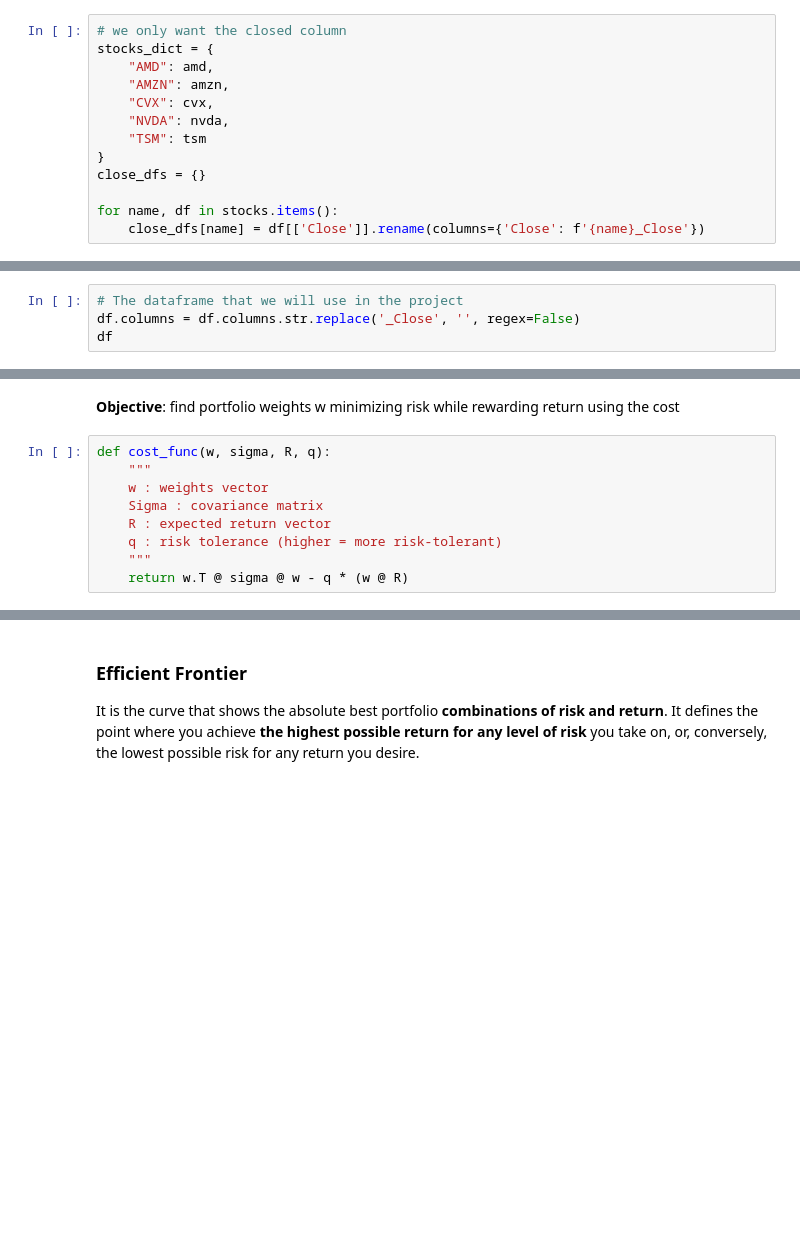
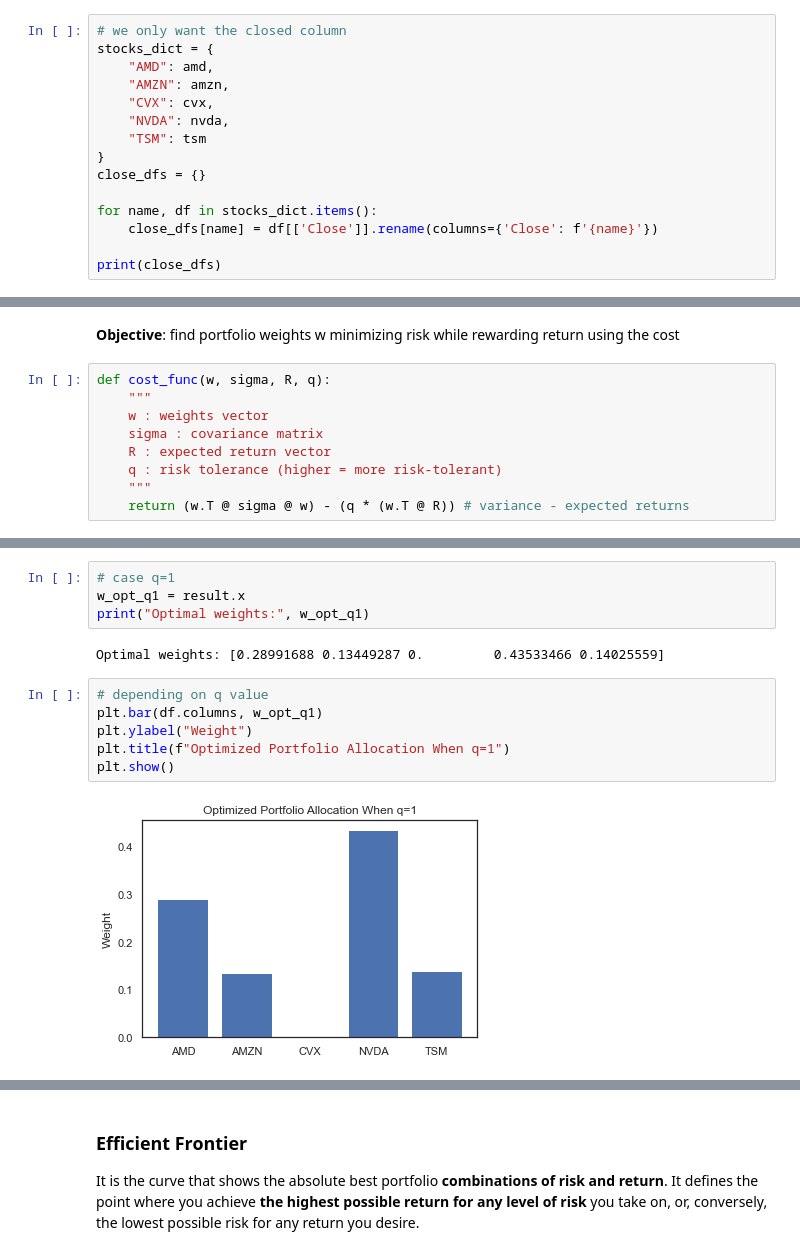
Before and after one commit to therealturb0duckz/Portfolio-Optimization, a Jupyter notebook: notebooks/main.ipynb, the cells around one changed output, grey strips where cells are left out. Drawn from its saved outputs; the diff is of its cells as text; blank space fills up the shorter version.

```diff
--- a/notebooks/main.ipynb
+++ b/notebooks/main.ipynb
@@ -164,6 +159,8 @@ stocks_dict = {
 }
 close_dfs = {}
 
-for name, df in stocks.items():
-    close_dfs[name] = df[['Close']].rename(columns={'Close': f'{name}_Close'})
+for name, df in stocks_dict.items():
+    close_dfs[name] = df[['Close']].rename(columns={'Close': f'{name}'})
+
+print(close_dfs)
 # %% [output]
@@ -174,4 +200,0 @@ df
-# %%
-# The dataframe that we will use in the project
-df.columns = df.columns.str.replace('_Close', '', regex=False)
-df
@@ -303,8 +342,8 @@ print(n, init)
 def cost_func(w, sigma, R, q):
     """
     w : weights vector
-    Sigma : covariance matrix
+    sigma : covariance matrix
     R : expected return vector
     q : risk tolerance (higher = more risk-tolerant)
     """
-    return w.T @ sigma @ w - q * (w @ R)
+    return (w.T @ sigma @ w) - (q * (w.T @ R)) # variance - expected returns
@@ -326,3 +387,17 @@ Optimal weights: [0.28991688 0.13449287 0.         0.43533466 0.14025559]
+# %%
+# case q=1
+w_opt_q1 = result.x
+print("Optimal weights:", w_opt_q1)
+# %% [output]
+Optimal weights: [0.28991688 0.13449287 0.         0.43533466 0.14025559]
+# %%
+# depending on q value
+plt.bar(df.columns, w_opt_q1)
+plt.ylabel("Weight")
+plt.title(f"Optimized Portfolio Allocation When q=1")
+plt.show()
+# %% [output]
+[figure, added]
 # %%
 mu_p = w_opt @ r # expected portfolio return
 sigma_p = np.sqrt(w_opt.T @ sigma @ w_opt)  # portfolio standard deviation
```
Also changed, not shown: parts of 48 cells of this notebook.
